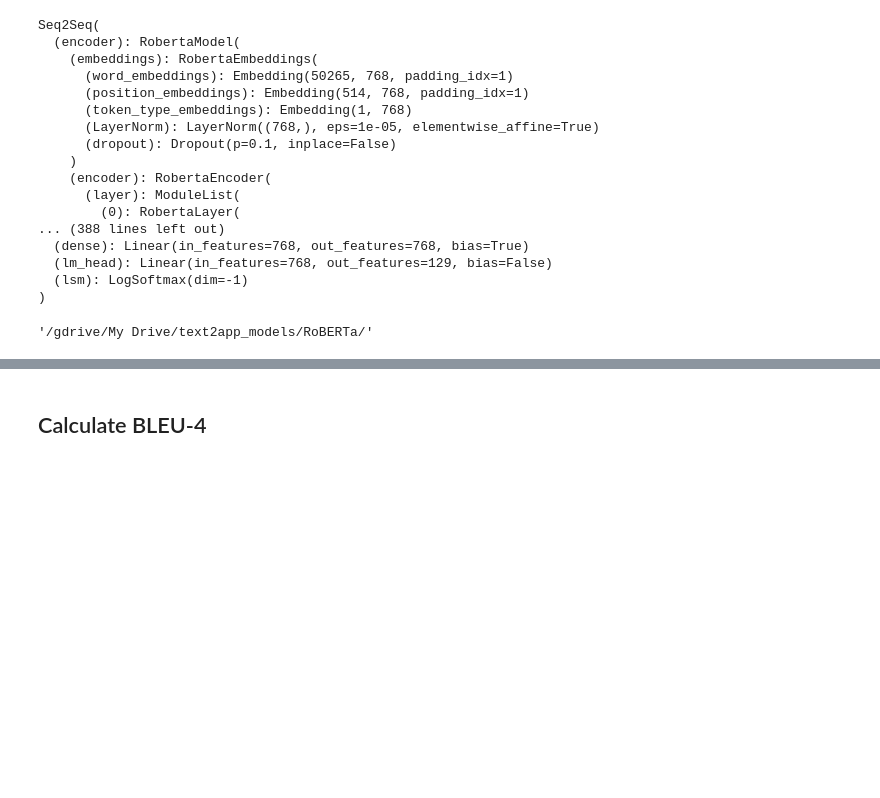
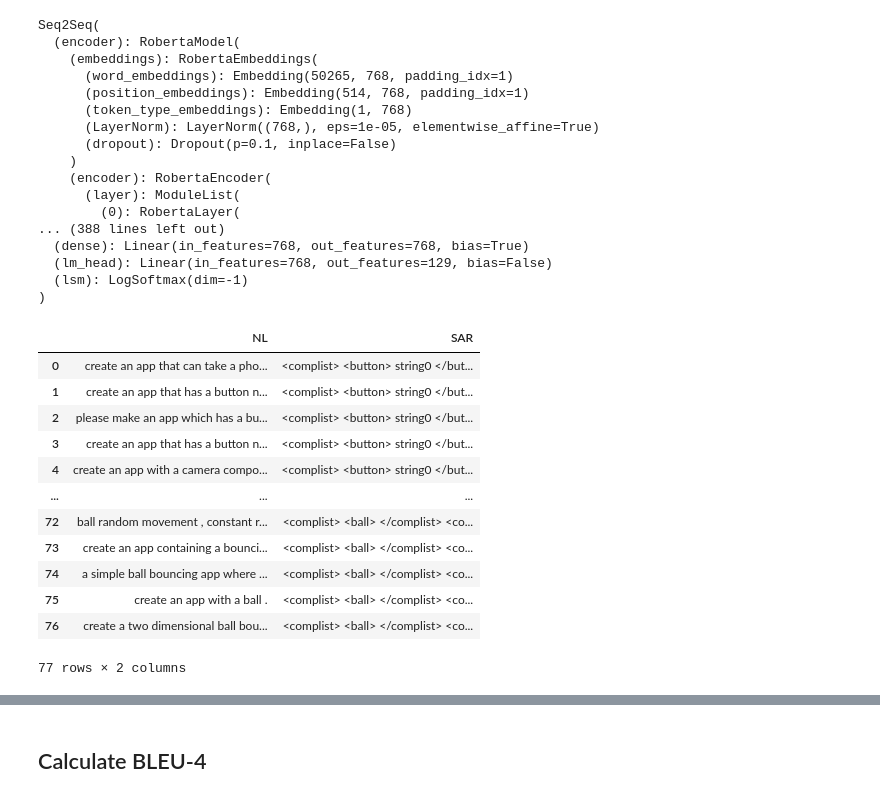
Before and after one commit to Masum06/Text2App, a Jupyter notebook: notebooks/RoBERTa_to_SAR.ipynb, the cells around one changed output, grey strips where cells are left out. Drawn from its saved outputs; the diff is of its cells as text; code cells hidden in the pictures; blank space fills up the shorter version.

```diff
--- a/notebooks/RoBERTa_to_SAR.ipynb
+++ b/notebooks/RoBERTa_to_SAR.ipynb
@@ -1014,4 +1011,16 @@ test[:5].to_csv('../synthesized_data/tiny_test.csv')
-# %%
-args.output_dir
-# %% [output]
-'/gdrive/My Drive/text2app_models/RoBERTa/'
+# %%
+human_eval_short
+# %% [output]
+|  | NL | SAR |
+| 0 | create an app that can take a pho... | <complist> <button> string0 </but... |
+| 1 | create an app that has a button n... | <complist> <button> string0 </but... |
+| 2 | please make an app which has a bu... | <complist> <button> string0 </but... |
+| 3 | create an app that has a button n... | <complist> <button> string0 </but... |
+| 4 | create an app with a camera compo... | <complist> <button> string0 </but... |
+| ... | ... | ... |
+| 72 | ball random movement , constant r... | <complist> <ball> </complist> <co... |
+| 73 | create an app containing a bounci... | <complist> <ball> </complist> <co... |
+| 74 | a simple ball bouncing app where ... | <complist> <ball> </complist> <co... |
+| 75 | create an app with a ball . | <complist> <ball> </complist> <co... |
+| 76 | create a two dimensional ball bou... | <complist> <ball> </complist> <co... |
+77 rows × 2 columns
```
Also changed, not shown: parts of 12 cells of this notebook.
